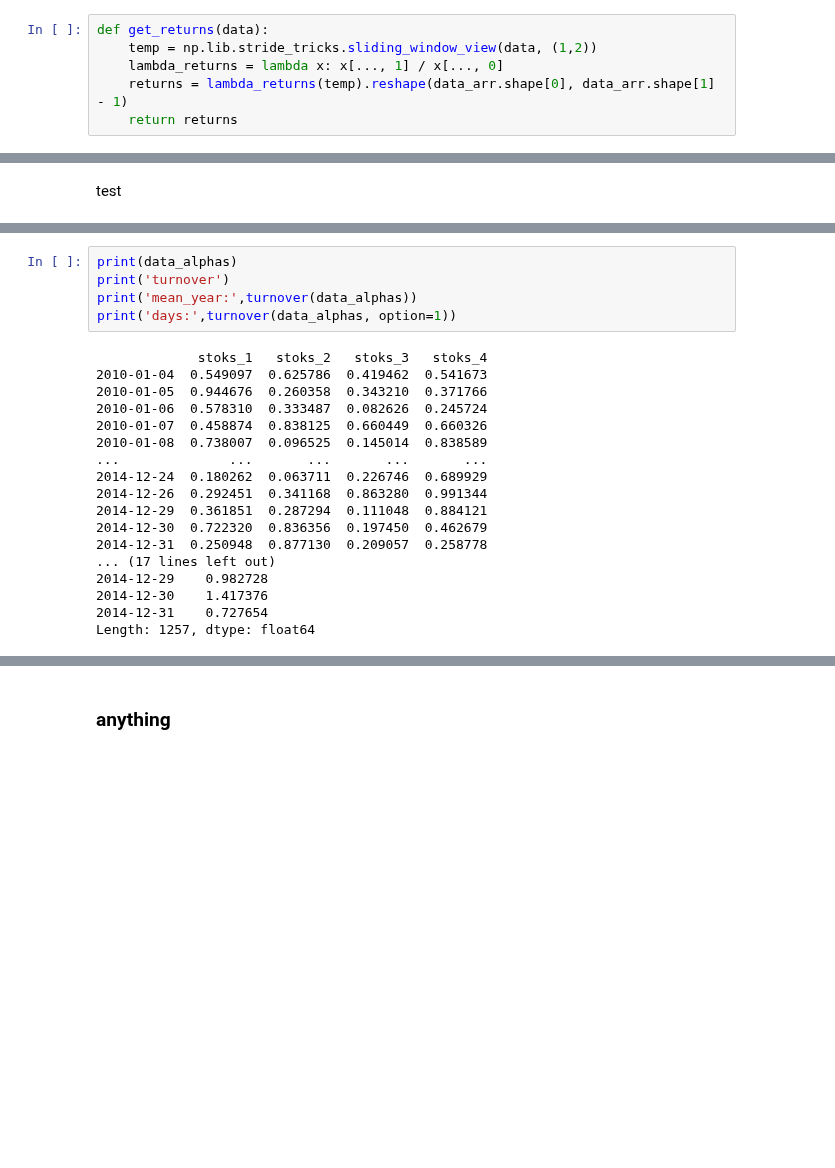
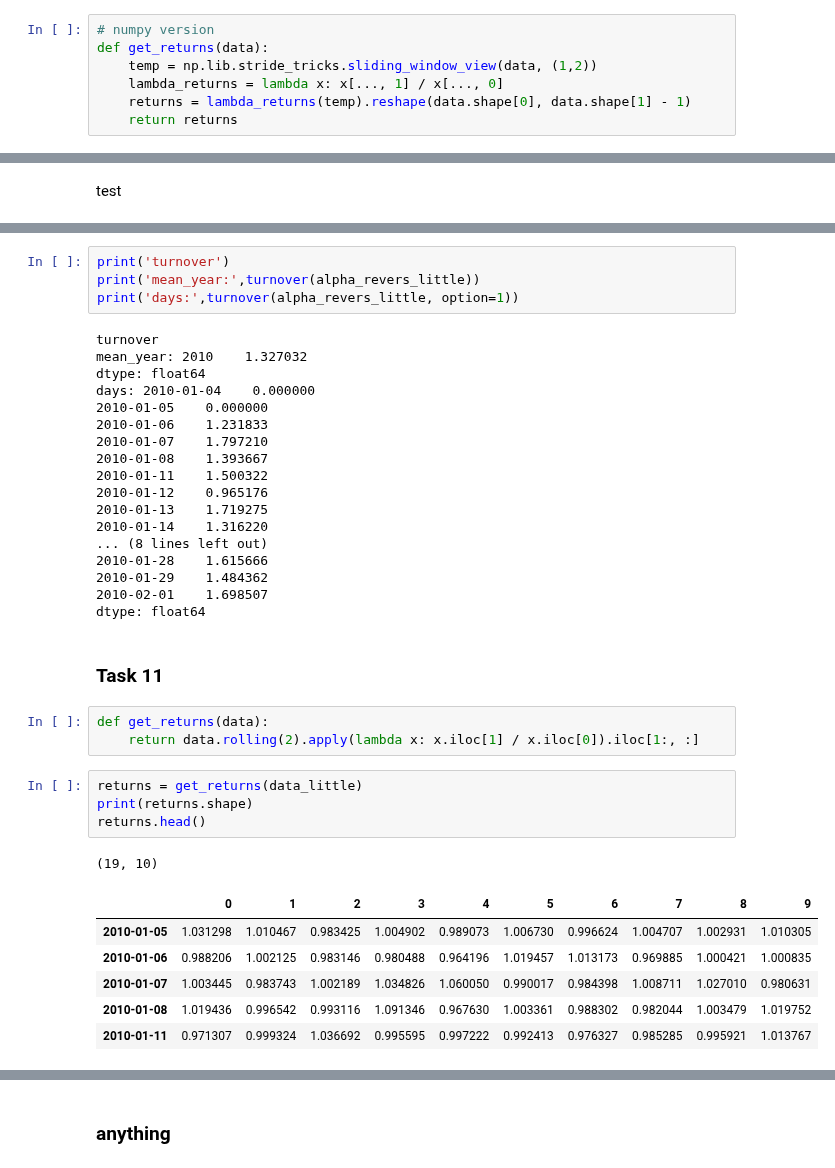
Before and after one commit to ChingisBadmaev/sirius_university, a Jupyter notebook: finding_alphas/task_list_1/main.ipynb, the cells around one changed output, grey strips where cells are left out. Saved outputs shown, nothing was run; the diff lists cells and outputs as text; blank space fills up the shorter version.

```diff
--- a/finding_alphas/task_list_1/main.ipynb
+++ b/finding_alphas/task_list_1/main.ipynb
@@ -32,10 +32,11 @@ array([[ 20.225 ,  20.858 ,  20.612 , ...,  47.72  ,  47.682 ,  47.295 ],
 # %% [markdown]
 ### Task 0
 # %%
+# numpy version
 def get_returns(data):
     temp = np.lib.stride_tricks.sliding_window_view(data, (1,2))
     lambda_returns = lambda x: x[..., 1] / x[..., 0]
-    returns = lambda_returns(temp).reshape(data_arr.shape[0], data_arr.shape[1] - 1)
+    returns = lambda_returns(temp).reshape(data.shape[0], data.shape[1] - 1)
     return returns
 # %%
 def correct_wrong_values(data, scale):
@@ -319,23 +322,39 @@ DatetimeIndex(['2010-01-04', '2010-01-05', '2010-01-06', '2010-01-07',
 # %%
-print(data_alphas)
 print('turnover')
-print('mean_year:',turnover(data_alphas))
-print('days:',turnover(data_alphas, option=1))
+print('mean_year:',turnover(alpha_revers_little))
+print('days:',turnover(alpha_revers_little, option=1))
 # %% [output]
-             stoks_1   stoks_2   stoks_3   stoks_4
-2010-01-04  0.549097  0.625786  0.419462  0.541673
-2010-01-05  0.944676  0.260358  0.343210  0.371766
-2010-01-06  0.578310  0.333487  0.082626  0.245724
-2010-01-07  0.458874  0.838125  0.660449  0.660326
-2010-01-08  0.738007  0.096525  0.145014  0.838589
-...              ...       ...       ...       ...
-2014-12-24  0.180262  0.063711  0.226746  0.689929
-2014-12-26  0.292451  0.341168  0.863280  0.991344
-2014-12-29  0.361851  0.287294  0.111048  0.884121
-2014-12-30  0.722320  0.836356  0.197450  0.462679
-2014-12-31  0.250948  0.877130  0.209057  0.258778
-... (17 lines left out)
-2014-12-29    0.982728
-2014-12-30    1.417376
-2014-12-31    0.727654
-Length: 1257, dtype: float64
+turnover
+mean_year: 2010    1.327032
+dtype: float64
+days: 2010-01-04    0.000000
+2010-01-05    0.000000
+2010-01-06    1.231833
+2010-01-07    1.797210
+2010-01-08    1.393667
+2010-01-11    1.500322
+2010-01-12    0.965176
+2010-01-13    1.719275
+2010-01-14    1.316220
+... (8 lines left out)
+2010-01-28    1.615666
+2010-01-29    1.484362
+2010-02-01    1.698507
+dtype: float64
+# %% [markdown]
+### Task 11
+# %%
+def get_returns(data):
+    return data.rolling(2).apply(lambda x: x.iloc[1] / x.iloc[0]).iloc[1:, :]
+# %%
+returns = get_returns(data_little)
+print(returns.shape)
+returns.head()
+# %% [output]
+(19, 10)
+|  | 0 | 1 | 2 | 3 | 4 | 5 | 6 | 7 | 8 | 9 |
+| 2010-01-05 | 1.031298 | 1.010467 | 0.983425 | 1.004902 | 0.989073 | 1.006730 | 0.996624 | 1.004707 | 1.002931 | 1.010305 |
+| 2010-01-06 | 0.988206 | 1.002125 | 0.983146 | 0.980488 | 0.964196 | 1.019457 | 1.013173 | 0.969885 | 1.000421 | 1.000835 |
+| 2010-01-07 | 1.003445 | 0.983743 | 1.002189 | 1.034826 | 1.060050 | 0.990017 | 0.984398 | 1.008711 | 1.027010 | 0.980631 |
+| 2010-01-08 | 1.019436 | 0.996542 | 0.993116 | 1.091346 | 0.967630 | 1.003361 | 0.988302 | 0.982044 | 1.003479 | 1.019752 |
+| 2010-01-11 | 0.971307 | 0.999324 | 1.036692 | 0.995595 | 0.997222 | 0.992413 | 0.976327 | 0.985285 | 0.995921 | 1.013767 |
```
Also changed, not shown: parts of 10 cells of this notebook, 1 other file.
